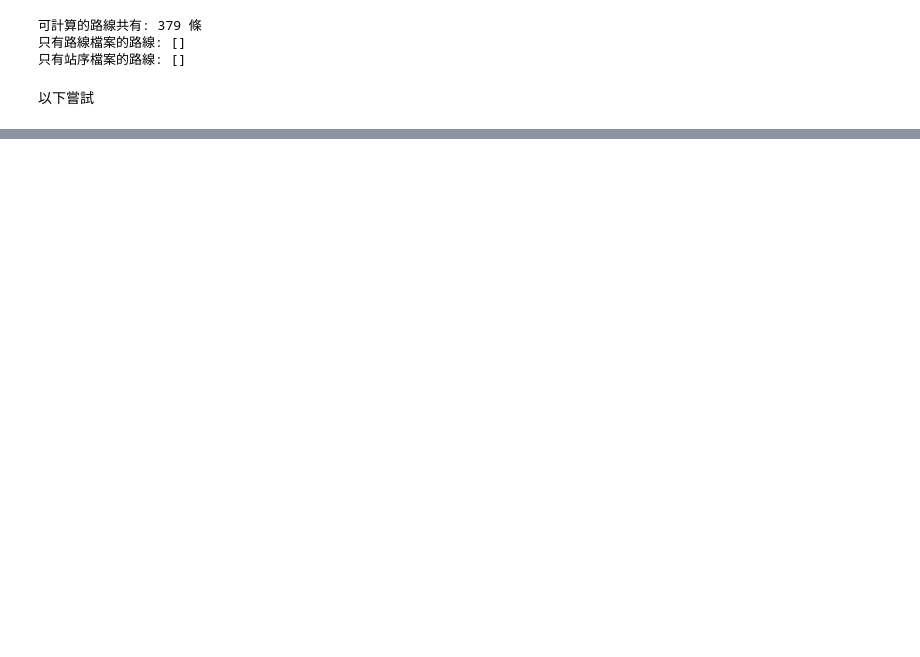
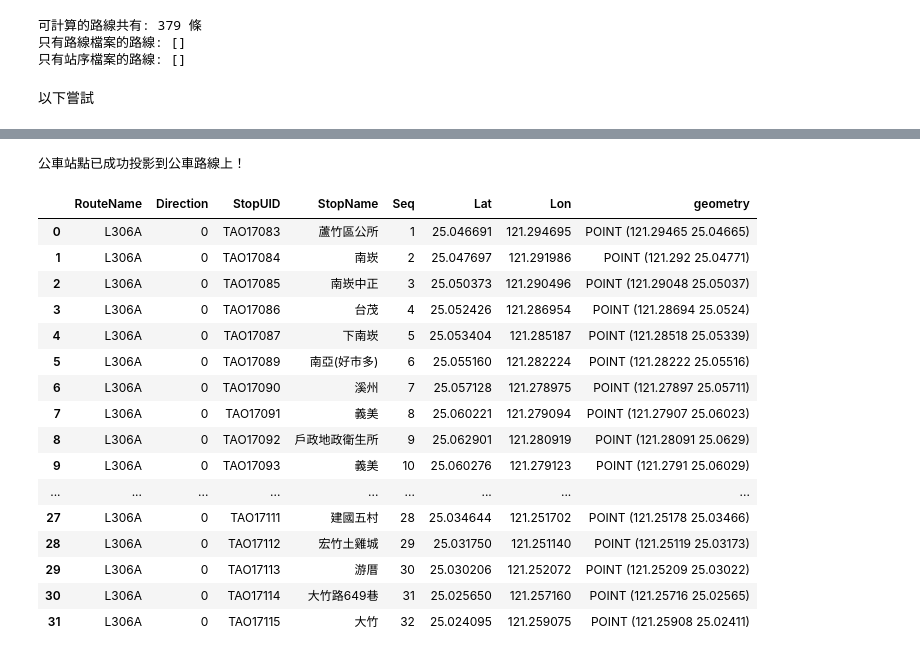
Before and after one commit to KaiChiehKJ/BusFlow, a Jupyter notebook: busroute.ipynb, the cells around one changed output, grey strips where cells are left out. Cells and saved outputs as stored; diff of their text form; code cells hidden in the pictures; blank space fills up the shorter version.

Commit message:
新增snap_points_to_line的函式

```diff
--- a/busroute.ipynb
+++ b/busroute.ipynb
@@ -104,5 +37,5 @@ os.makedirs(shp_outputfolder, exist_ok=True)
 # %%
-route = routelist[0]
+route = routelist[1]
 print("現在示範的路線編號為：", route)
 
 directions = [0,1]
@@ -113 +46,9 @@ print("現在示範的方向為：", direction)
 現在示範的方向為： 0
+# %%
+busroute_select = busroute[ (busroute[route_routename_col] == route) & (busroute[route_direction_col] == direction)][[route_routename_col,route_direction_col,'geometry' ]].reset_index(drop = True)
+seq_select = seq[ (seq[seq_routename_col] == route) & (seq[seq_direction_col] == direction) ].sort_values(seq_seq_col).reset_index(drop = True)
+# 假設 seq_select 包含 Lat 和 Lon 欄位，創建一個 geometry 欄位
+seq_select['geometry'] = seq_select.apply(lambda row: Point(row[seq_lng_col], row[seq_lat_col]), axis=1)
+# 將 Pandas DataFrame 轉換為 GeoDataFrame
+seq_select = gpd.GeoDataFrame(seq_select, geometry='geometry').drop_duplicates(subset=[seq_seq_col]).reset_index(drop = True)
+seq_select = seq_select.set_crs(epsg=4326, inplace=True)
@@ -113,0 +137,69 @@ print("現在示範的方向為：", direction)
+# %%
+import geopandas as gpd
+from shapely.geometry import Point
+
+# 假設 busroute_select 和 seq_select 已經是 GeoDataFrames
+# 將 seq_select 的站點投影到 busroute_select 的路線上
+
+def snap_points_to_line(stops_gdf, routes_gdf):
+    """
+    將公車站點 (stops_gdf) 投影到公車路線 (routes_gdf) 上。
+
+    Parameters:
+        stops_gdf (GeoDataFrame): 包含公車站點的 GeoDataFrame。
+        routes_gdf (GeoDataFrame): 包含公車路線的 GeoDataFrame。
+
+    Returns:
+        GeoDataFrame: 更新後的公車站點 GeoDataFrame，其中 geometry 已投影到路線。
+    """
+    snapped_points = []
+
+    for _, stop in stops_gdf.iterrows():
+        # 找到與站點 RouteName 和 Direction 相符的路線
+        matching_route = routes_gdf[(routes_gdf['RouteNameZ'] == stop['RouteName']) &
+                                    (routes_gdf['Direction'] == stop['Direction'])]
+        if not matching_route.empty:
+            # 取出該路線的 geometry
+            line = matching_route.iloc[0].geometry
+            # 計算站點投影到該路線的最近點
+            snapped_point = line.interpolate(line.project(stop.geometry))
+            snapped_points.append(snapped_point)
+        else:
+            # 如果沒有匹配的路線，保持原點
+            snapped_points.append(stop.geometry)
+
+    # 更新站點的 geometry
+    stops_gdf = stops_gdf.copy()
+    stops_gdf['geometry'] = snapped_points
+
+    return stops_gdf
+
+# 使用該函式處理公車站點
+seq_select_snapped = snap_points_to_line(seq_select, busroute_select)
+
+# # 保存處理後的數據到新檔案
+seq_select_snapped.to_file(os.path.join(shp_outputfolder, 'snapped_stops.shp'))
+
+print("公車站點已成功投影到公車路線上！")
+# %% [output]
+公車站點已成功投影到公車路線上！
+# %%
+seq_select_snapped
+# %% [output]
+|  | RouteName | Direction | StopUID | StopName | Seq | Lat | Lon | geometry |
+| 0 | L306A | 0 | TAO17083 | 蘆竹區公所 | 1 | 25.046691 | 121.294695 | POINT (121.29465 25.04665) |
+| 1 | L306A | 0 | TAO17084 | 南崁 | 2 | 25.047697 | 121.291986 | POINT (121.292 25.04771) |
+| 2 | L306A | 0 | TAO17085 | 南崁中正 | 3 | 25.050373 | 121.290496 | POINT (121.29048 25.05037) |
+| 3 | L306A | 0 | TAO17086 | 台茂 | 4 | 25.052426 | 121.286954 | POINT (121.28694 25.0524) |
+| 4 | L306A | 0 | TAO17087 | 下南崁 | 5 | 25.053404 | 121.285187 | POINT (121.28518 25.05339) |
+| 5 | L306A | 0 | TAO17089 | 南亞(好市多) | 6 | 25.055160 | 121.282224 | POINT (121.28222 25.05516) |
+| 6 | L306A | 0 | TAO17090 | 溪州 | 7 | 25.057128 | 121.278975 | POINT (121.27897 25.05711) |
+| 7 | L306A | 0 | TAO17091 | 義美 | 8 | 25.060221 | 121.279094 | POINT (121.27907 25.06023) |
+| 8 | L306A | 0 | TAO17092 | 戶政地政衛生所 | 9 | 25.062901 | 121.280919 | POINT (121.28091 25.0629) |
+| 9 | L306A | 0 | TAO17093 | 義美 | 10 | 25.060276 | 121.279123 | POINT (121.2791 25.06029) |
+| ... | ... | ... | ... | ... | ... | ... | ... | ... |
+| 27 | L306A | 0 | TAO17111 | 建國五村 | 28 | 25.034644 | 121.251702 | POINT (121.25178 25.03466) |
+| 28 | L306A | 0 | TAO17112 | 宏竹土雞城 | 29 | 25.031750 | 121.251140 | POINT (121.25119 25.03173) |
+| 29 | L306A | 0 | TAO17113 | 游厝 | 30 | 25.030206 | 121.252072 | POINT (121.25209 25.03022) |
+| 30 | L306A | 0 | TAO17114 | 大竹路649巷 | 31 | 25.025650 | 121.257160 | POINT (121.25716 25.02565) |
+| 31 | L306A | 0 | TAO17115 | 大竹 | 32 | 25.024095 | 121.259075 | POINT (121.25908 25.02411) |
```
Also changed, not shown: parts of 23 cells of this notebook.
